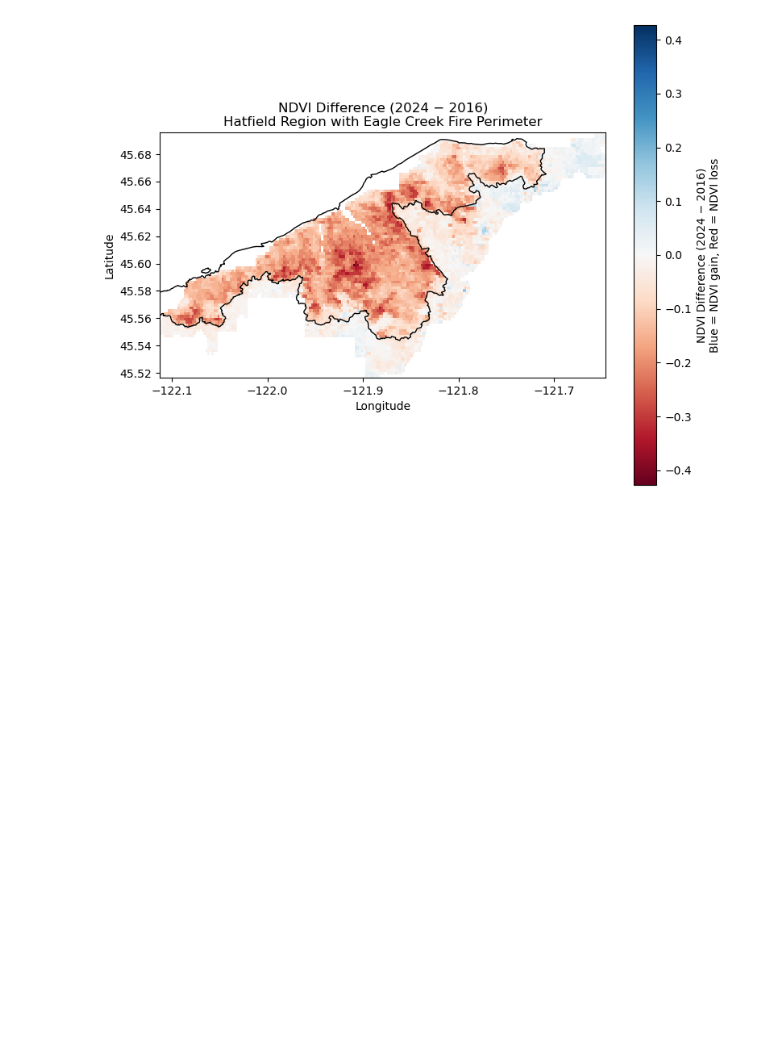
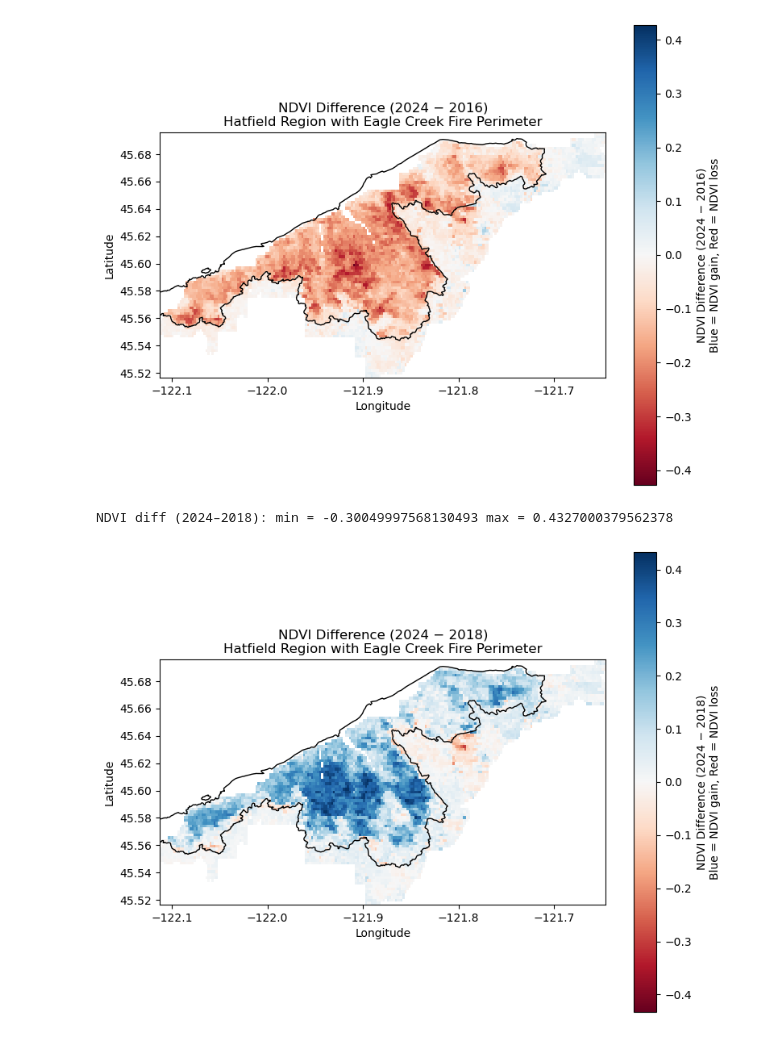
Before and after one commit to earthlab-education/04-vegetation-tkbravo, a Jupyter notebook: notebooks/fire.ipynb, the cells around one changed output. Drawn from its saved outputs; the diff is of its cells as text; code cells hidden in the pictures; blank space fills up the shorter version.

```diff
--- a/notebooks/fire.ipynb
+++ b/notebooks/fire.ipynb
@@ -534,3 +531,68 @@ plt.show()
 # %% [output]
 NDVI diff (2024–2016): min = -0.42739999294281006 max = 0.15999996662139893
 [figure]
+# %%
+# 2024 - 2018  How much has the area recovered since the fire.
+
+# 1. Load composites
+ndvi_2018 = load_ndvi_for_year(2018)
+ndvi_2024 = load_ndvi_for_year(2024)
+
+# 2. Ensure same grid
+if (ndvi_2024.rio.crs != ndvi_2018.rio.crs) or (
+    ndvi_2024.rio.resolution() != ndvi_2018.rio.resolution()
+):
+    ndvi_2024 = ndvi_2024.rio.reproject_match(ndvi_2018)
+
+# 3. Clip both to Hatfield AOI
+hatfield_ndvi = hatfield_gdf.to_crs(ndvi_2018.rio.crs)
+
+ndvi_2018_hat = ndvi_2018.rio.clip(
+    hatfield_ndvi.geometry, hatfield_ndvi.crs,
+    drop=True, all_touched=True
+)
+ndvi_2024_hat = ndvi_2024.rio.clip(
+    hatfield_ndvi.geometry, hatfield_ndvi.crs,
+    drop=True, all_touched=True
+)
+
+# 4. Difference = 2024 – 2018
+ndvi_diff_24_18 = ndvi_2024_hat - ndvi_2018_hat
+
+print(
+    "NDVI diff (2024–2018):",
+    "min =", float(np.nanmin(ndvi_diff_24_18.values)),
+    "max =", float(np.nanmax(ndvi_diff_24_18.values))
+)
+
+# 5. Plot using ORIGINAL orientation: RdBu (blue = negative, red = positive)
+max_abs = float(np.nanmax(np.abs(ndvi_diff_24_18.values)))
+vlim = max_abs if max_abs > 0 else 0.5
+
+fig, ax = plt.subplots(figsize=(8, 6))
+
+im = ndvi_diff_24_18.plot(
+    ax=ax,
+    cmap="RdBu",
+    vmin=-vlim,
+    vmax=vlim,
+    add_colorbar=True
+)
+
+# Fire perimeter
+fire_ndvi = fire_gdf.to_crs(ndvi_2018.rio.crs)
+fire_ndvi.boundary.plot(ax=ax, edgecolor="black", linewidth=1)
+
+ax.set_title("NDVI Difference (2024 − 2018)\nHatfield Region with Eagle Creek Fire Perimeter")
+ax.set_xlabel("Longitude")
+ax.set_ylabel("Latitude")
+
+# Colorbar label
+cbar = im.colorbar
+cbar.set_label("NDVI Difference (2024 − 2018)\nBlue = NDVI gain, Red = NDVI loss")
+
+plt.tight_layout()
+plt.show()
+# %% [output]
+NDVI diff (2024–2018): min = -0.30049997568130493 max = 0.4327000379562378
+[figure, added]
```
Also changed, not shown: parts of 1 cell of this notebook.
